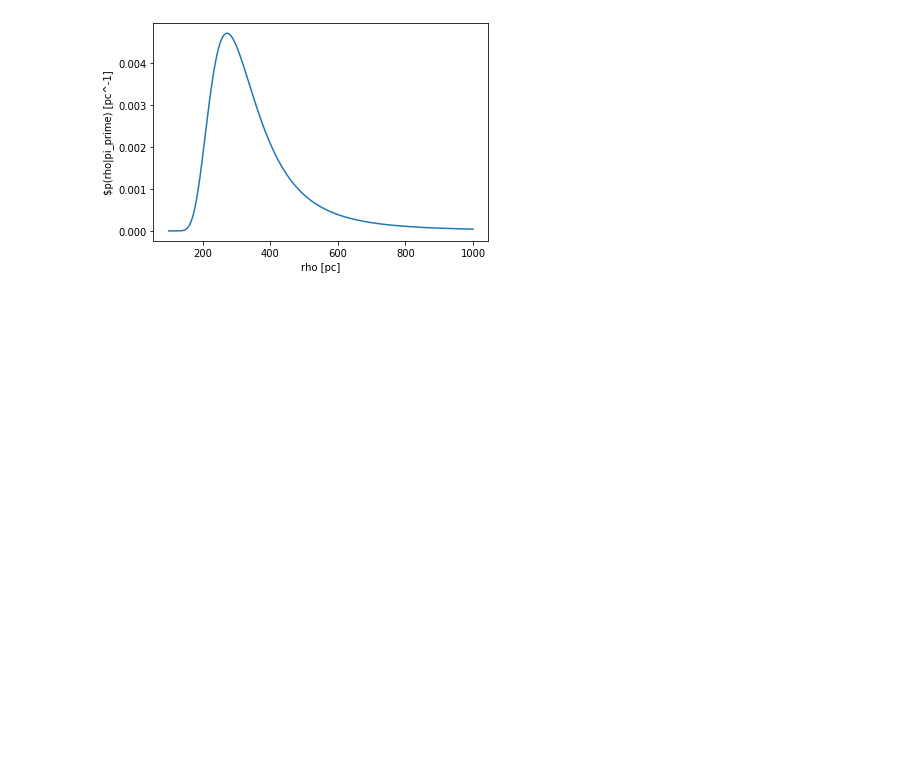
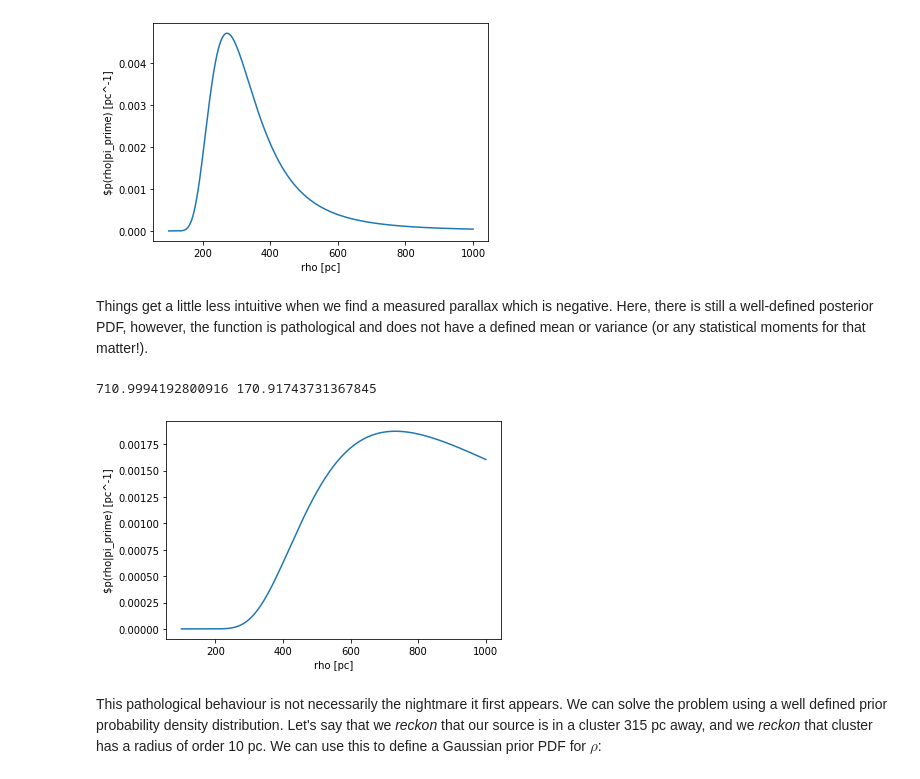
Before and after one commit to odlomax/LEAPS2019, a Jupyter notebook: Gaia_distance_stats.ipynb, the cells around one changed output. Drawn from its saved outputs; the diff is of its cells as text; code cells hidden in the pictures; blank space fills up the shorter version.

```diff
--- a/Gaia_distance_stats.ipynb
+++ b/Gaia_distance_stats.ipynb
@@ -75,7 +75,7 @@ def rho_likelihood(rho,pi_prime,sigma_pi):
     return p
 # %%
 # define plot function
-def plot_posterior(likelihood,rho,pi_prime,sigma_pi,prior=None):
+def plot_posterior(rho,likelihood,li_args,prior=None,pr_args=None):
 
     """
 
@@ -83,14 +83,14 @@ def plot_posterior(likelihood,rho,pi_prime,sigma_pi,prior=None):
 
     Arguments:
 
+        rho: float
+            array of rho values
+
         likelihood: function
-            likelihood function of pi_prime given rho
+            likelihood function of data (li_args) given rho
 
-        rho: float
-            array of distances
-
-        pi_prime: float
-            measured parallax
+        li_args: list
+            list of arguments of likelihood function
 
         sigma_pi: float
             parallax uncertainty
@@ -98,14 +98,17 @@ def plot_posterior(likelihood,rho,pi_prime,sigma_pi,prior=None):
         prior: function
             prior distribution of rho
 
+        pr_args: list
+            list of arguments for prior function
+
     """
 
     # set posterior values
-    p=likelihood(rho,pi_prime,sigma_pi)
+    p=likelihood(rho,*li_args)
 
     # apply prior
     if prior is not None:
-        p*=prior(rho)
+        p*=prior(rho,*pr_args)
 
     # normalise p
     p/=np.trapz(p,rho)
@@ -138,3 +141,13 @@ plot_posterior(rho_likelihood,rho,pi_prime,sigma_pi)
 # %% [output]
 351.4464714585023 131.0990355617768
 [figure]
+# %% [markdown]
+Things get a little less intuitive when we find a measured parallax which is negative. Here, there is still a well-defined posterior PDF, however, the function is pathological and does not have a defined mean or variance (or any statistical moments for that matter!).
+# %%
+pi_prime=-1.e-4
+plot_posterior(rho,rho_likelihood,[pi_prime,sigma_pi])
+# %% [output]
+710.9994192800916 170.91743731367845
+[figure, added]
+# %% [markdown]
+This pathological behaviour is not necessarily the nightmare it first appears. We can solve the problem using a well defined prior probability density distribution. Let's say that we <i>reckon</i> that our source is in a cluster 315 pc away, and we <i>reckon</i> that cluster has a radius of order 10 pc. We can use this to define a Gaussian prior PDF for $\rho$:
```
Also changed, not shown: parts of 9 cells of this notebook.
